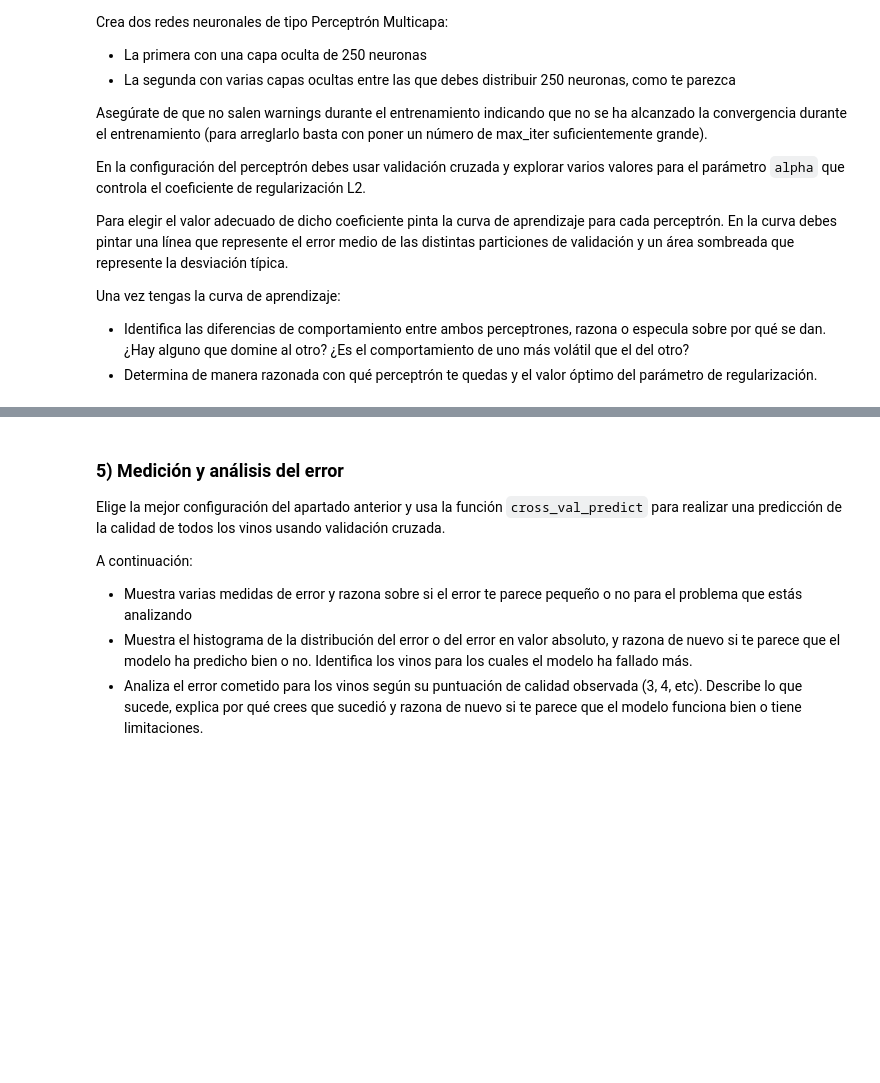
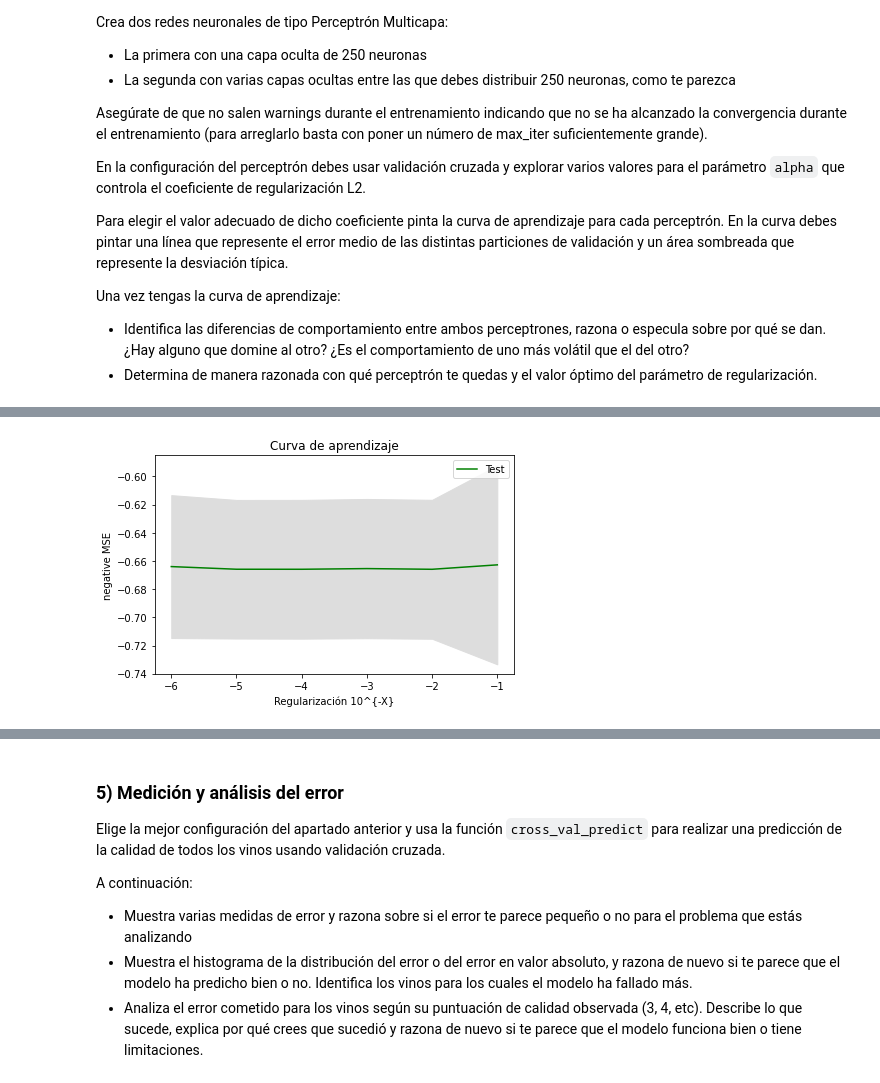
Before and after one commit to Carlanganas98/IA2, a Jupyter notebook: Pr1/P3_regresion_enunciado.ipynb, the cells around one changed output, grey strips where cells are left out. Drawn from its saved outputs; the diff is of its cells as text; code cells hidden in the pictures; blank space fills up the shorter version.

```diff
--- a/Pr1/P3_regresion_enunciado.ipynb
+++ b/Pr1/P3_regresion_enunciado.ipynb
@@ -78,0 +106,7 @@ Calcula los coeficientes de correlación de Pearson entre la variable de salida
+# %%
+df3 = pd.DataFrame()
+df3['volatile acidity'] = df['volatile acidity']
+df3['citric acid'] = df['citric acid']
+df3['sulphates'] = df['sulphates']
+df3['alcohol'] = df['alcohol']
+df3.head(11)
@@ -80,3 +127,5 @@ Calcula los coeficientes de correlación de Pearson entre la variable de salida
 ### 3) Normalización
 
 Decide si debes o no normalizar los datos de entrada y/o de salida. En caso afirmativo elige razonadamente entre escalarlos o estandarizarlos.
+# %%
+RANDOM_STATE=333
@@ -98,0 +189,18 @@ Una vez tengas la curva de aprendizaje:
+# %%
+cv2_scores_mean=[]
+cv2_scores_std=[]
+
+# Entrenar y validar distintas configuraciones
+regul_param_range = 10.0 ** -np.arange(1, 7) # [0.1, 0.01, ..., 0.0000001]
+for regul_param in regul_param_range:
+    # Aumentamos el parámetro max_iter hasta que converja
+    mlp2=MLPRegressor(hidden_layer_sizes=(10, ), activation='relu', solver='adam', alpha=regul_param, batch_size=25,
+             learning_rate='constant', learning_rate_init=0.001, max_iter=1000, random_state=RANDOM_STATE)
+
+    # El error es neg_mean_squared_error el MSE en negativo!! Más pequeño peor.
+    scores2 = cross_val_score(mlp2, df3, df['quality'].ravel(), cv=5, scoring='neg_mean_squared_error')
+
+    cv2_scores_mean.append(scores2.mean())
+    cv2_scores_std.append(scores2.std())
+
+cv2_scores_mean, cv2_scores_std
@@ -98,0 +220,18 @@ Una vez tengas la curva de aprendizaje:
+# %%
+import matplotlib.pyplot as plt
+
+# Dibujamos la línea de la exactitud media en las partes de test
+plt.plot(np.log10(regul_param_range), cv_scores_mean, color="g", label="Test")
+
+# Dibujamos la banda de la desviación típica
+lower_limit = np.array(cv_scores_mean) - np.array(cv_scores_std)
+upper_limit = np.array(cv_scores_mean) + np.array(cv_scores_std)
+plt.fill_between(np.log10(regul_param_range), lower_limit, upper_limit, color="#DDDDDD")
+
+# Creamos el gráfico
+plt.title("Curva de aprendizaje")
+plt.xlabel("Regularización 10^{-X}"), plt.ylabel("negative MSE"), plt.legend(loc="best")
+plt.tight_layout()
+plt.show()
+# %% [output]
+[figure, added]
```
Also changed, not shown: parts of 9 cells of this notebook.
